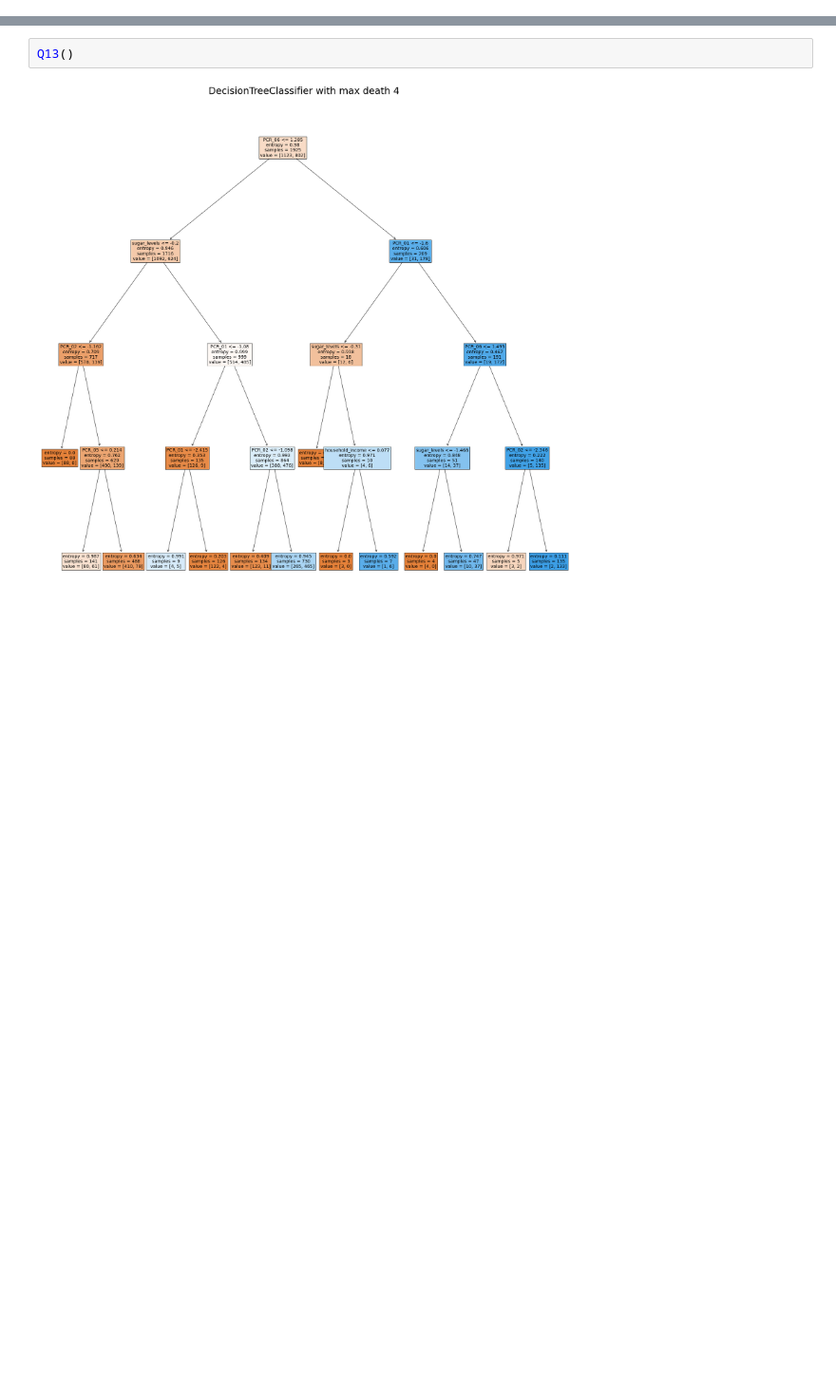
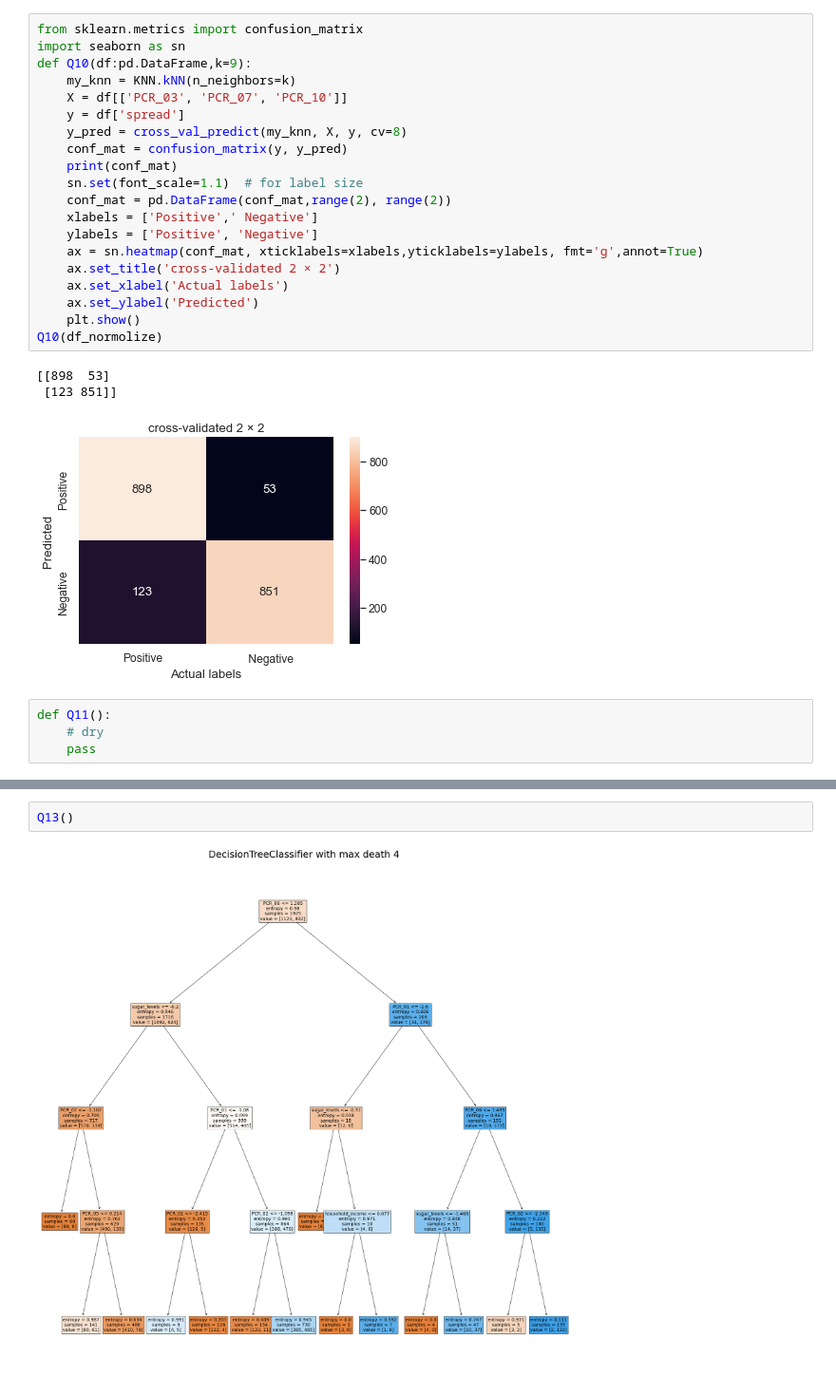
Before and after one commit to orrLani/ML2, a Jupyter notebook: plots.ipynb, the cells around one changed output, grey strips where cells are left out. Shown: that part at 95% size. Saved outputs shown, nothing was run; the diff lists cells and outputs as text; blank space fills up the shorter version.

```diff
--- a/plots.ipynb
+++ b/plots.ipynb
@@ -9,0 +205,28 @@ from sklearn.metrics import accuracy_score
+# %%
+from sklearn.metrics import confusion_matrix
+import seaborn as sn
+def Q10(df:pd.DataFrame,k=9):
+    my_knn = KNN.kNN(n_neighbors=k)
+    X = df[['PCR_03', 'PCR_07', 'PCR_10']]
+    y = df['spread']
+    y_pred = cross_val_predict(my_knn, X, y, cv=8)
+    conf_mat = confusion_matrix(y, y_pred)
+    print(conf_mat)
+    sn.set(font_scale=1.1)  # for label size
+    conf_mat = pd.DataFrame(conf_mat,range(2), range(2))
+    xlabels = ['Positive',' Negative']
+    ylabels = ['Positive', 'Negative']
+    ax = sn.heatmap(conf_mat, xticklabels=xlabels,yticklabels=ylabels, fmt='g',annot=True)
+    ax.set_title('cross-validated 2 × 2')
+    ax.set_xlabel('Actual labels')
+    ax.set_ylabel('Predicted')
+    plt.show()
+Q10(df_normolize)
+# %% [output]
+[[898  53]
+ [123 851]]
+[figure, added]
+# %%
+def Q11():
+    # dry
+    pass
```
Also changed, not shown: parts of 14 cells of this notebook.
